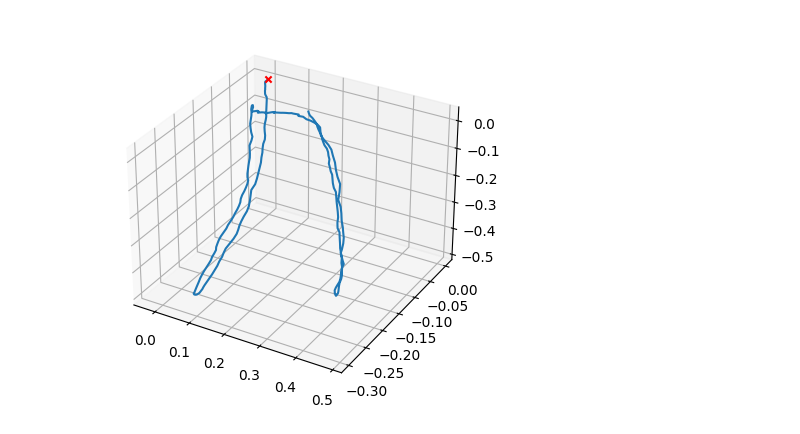
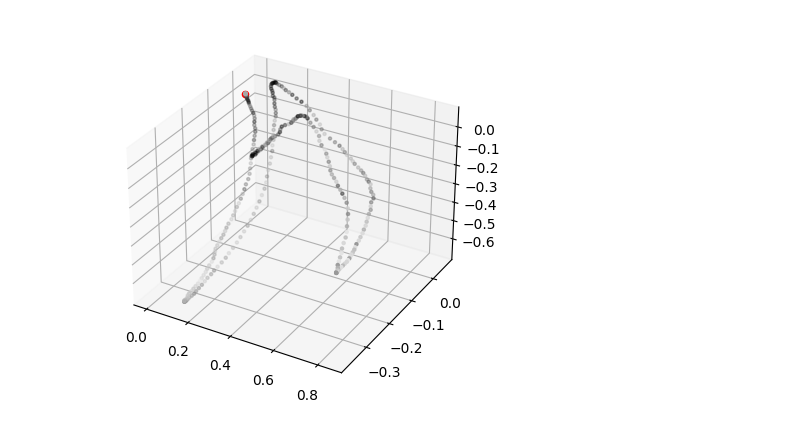
Before and after one commit to J4nn1K/demonstration-interface, a Jupyter notebook: scripts/data_viewer.ipynb, the cells around one changed output. Drawn from its saved outputs; the diff is of its cells as text; code cells hidden in the pictures.

Commit message:
Include pose confidence

```diff
--- a/scripts/data_viewer.ipynb
+++ b/scripts/data_viewer.ipynb
@@ -17,8 +14,17 @@ mediapy.show_video(images, fps=30)
-# %%
-fig = plt.figure()
-ax = fig.add_subplot(111, projection = '3d')
-ax.plot(poses[:,0], poses[:,1], poses[:,2])
-ax.scatter(*poses[0,:3], color = 'red', marker = 'x')
-plt.show()
-# %% [output]
-[figure, removed]
+# %%
+poses = np.array(f['poses'])
+pose_confidences = f['poses'].attrs['pose_confidences']
+
+cam_pos =  poses[:,:3,3]
+
+color = [str(i/100) for i in pose_confidences]
+
+fig = plt.figure()
+ax = fig.add_subplot(111, projection = '3d')
+
+ax.scatter(*cam_pos[0,:3], c='red', marker='o')
+ax.scatter(cam_pos[:,0], cam_pos[:,1], cam_pos[:,2], c=color, marker='.')
+
+plt.show()
+# %% [output]
+[figure, added]
```
Also changed, not shown: parts of 3 cells of this notebook, 1 other file.
